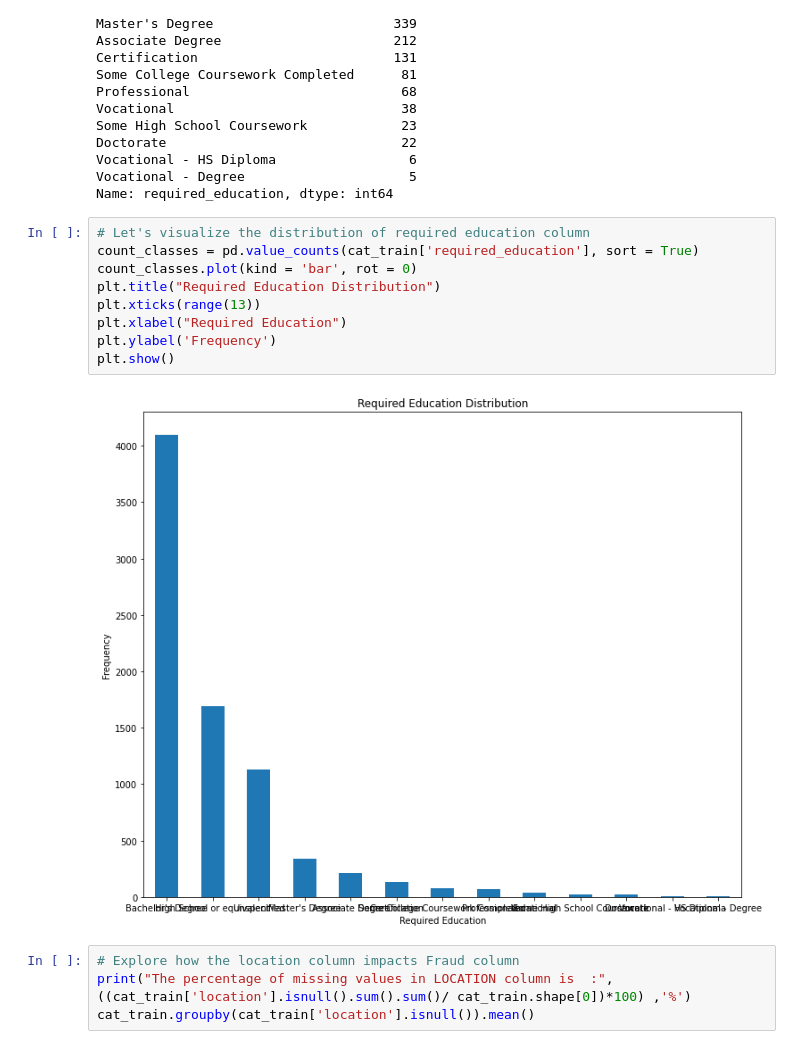
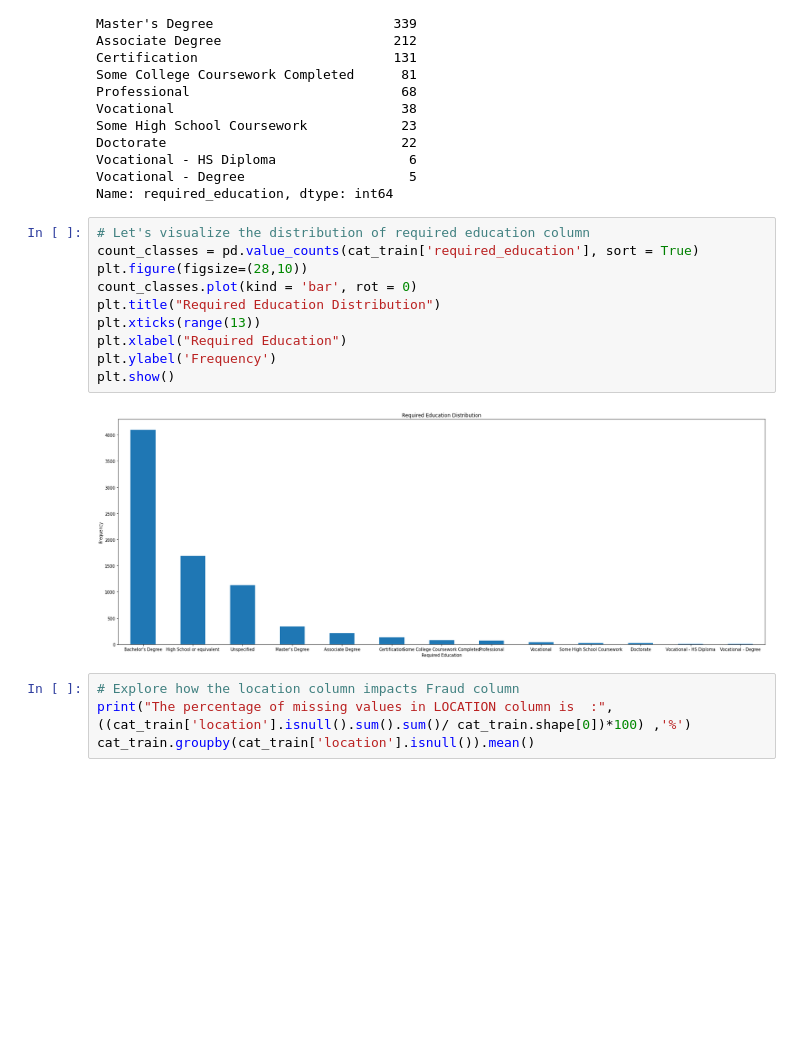
Before and after one commit to obeabi/SdsNovember2020Challenge, a Jupyter notebook: Main_v1.ipynb, the cells around one changed output. Saved outputs shown, nothing was run; the diff lists cells and outputs as text; blank space fills up the shorter version.

```diff
--- a/Main_v1.ipynb
+++ b/Main_v1.ipynb
@@ -462,14 +459,15 @@ Name: required_education, dtype: int64
 # %%
 # Let's visualize the distribution of required education column
 count_classes = pd.value_counts(cat_train['required_education'], sort = True)
+plt.figure(figsize=(28,10))
 count_classes.plot(kind = 'bar', rot = 0)
 plt.title("Required Education Distribution")
 plt.xticks(range(13))
 plt.xlabel("Required Education")
 plt.ylabel('Frequency')
 plt.show()
 # %% [output]
-[figure, old version]
+[figure, new version]
 # %%
 # Explore how the location column impacts Fraud column
 print("The percentage of missing values in LOCATION column is  :", ((cat_train['location'].isnull().sum().sum()/ cat_train.shape[0])*100) ,'%')
```
Also changed, not shown: parts of 24 cells of this notebook.
